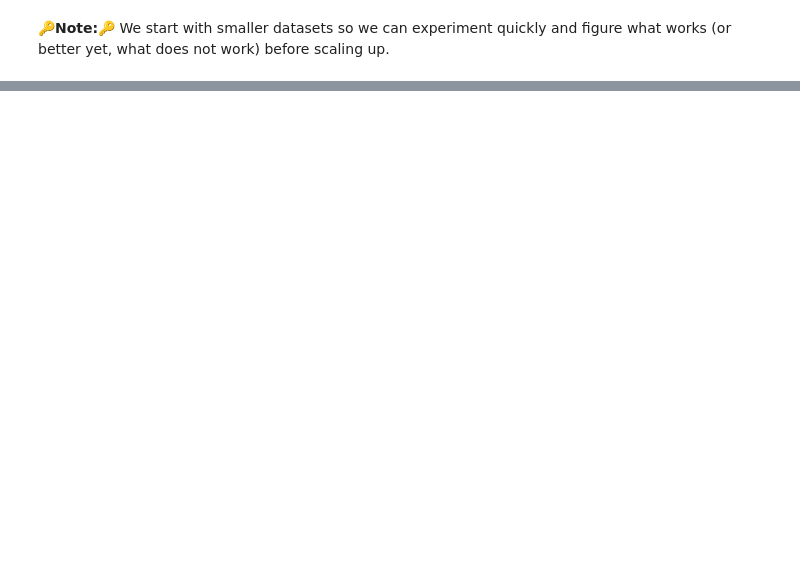
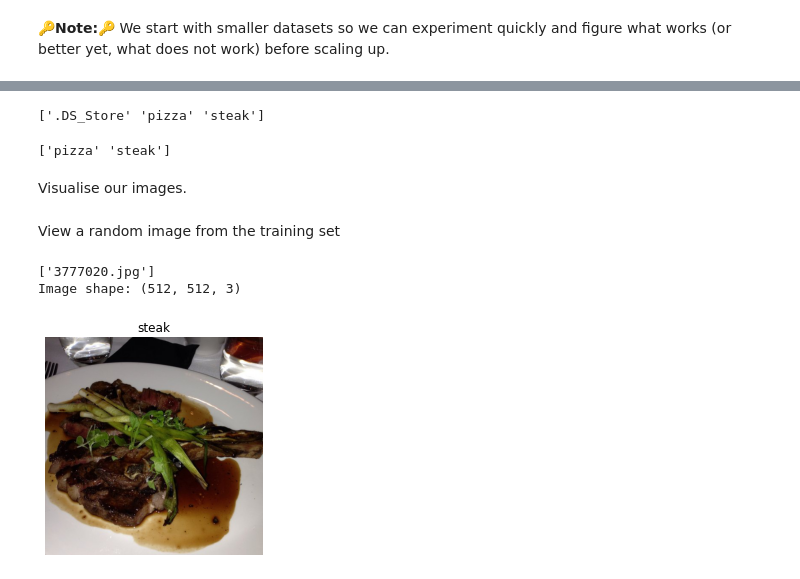
Before and after one commit to Tower5954/Intro_to_tensorflow, a Jupyter notebook: 03_Introduction_to_computer_vision_with_tensorflow.ipynb, the cells around one changed output, grey strips where cells are left out. Drawn from its saved outputs; the diff is of its cells as text; code cells hidden in the pictures; blank space fills up the shorter version.

```diff
--- a/03_Introduction_to_computer_vision_with_tensorflow.ipynb
+++ b/03_Introduction_to_computer_vision_with_tensorflow.ipynb
@@ -30,0 +98,60 @@ pizza_steak.zip.1   100%[===================>] 104.50M   160MB/s    in 0.7s
+# %%
+# Get the classnames programmatically
+
+import pathlib
+import numpy as np
+
+data_dir = pathlib.Path("pizza_steak/train")
+
+class_names = np.array(sorted([item.name for item in data_dir.glob("*")])) # Craeted a list of classnames from the subdirectories
+
+print(class_names)
+# %% [output]
+['.DS_Store' 'pizza' 'steak']
+# %%
+import pathlib
+import numpy as np
+
+data_dir = pathlib.Path("pizza_steak/train")
+
+class_names = np.array(sorted([item.name for item in data_dir.glob("*")])) # Craeted a list of classnames from the subdirectories
+class_names = class_names[1:]
+print(class_names)
+# %% [output]
+['pizza' 'steak']
+# %% [markdown]
+
+
+Visualise our images.
+# %%
+import matplotlib.pyplot as plt
+import matplotlib.image as mping
+import random
+
+
+def view_random_image(target_dir, target_class):
+  # Set up the target directory (we will view the images from here)
+  target_folder = target_dir+target_class
+
+  # Get a random image path
+  random_image = random.sample(os.listdir(target_folder), 1)
+  print(random_image)
+
+  # Read in the image using matplotlib
+  img = mping.imread(target_folder + "/" + random_image[0])
+  plt.imshow(img)
+  plt.title(target_class)
+  plt.axis("off");
+
+
+  print(f"Image shape: {img.shape}") # Show the shape of the image
+
+  return img
+# %% [markdown]
+View a random image from the training set
+# %%
+img = view_random_image(target_dir="pizza_steak/train/", target_class="steak")
+# %% [output]
+['3777020.jpg']
+Image shape: (512, 512, 3)
+[figure, added]
```
Also changed, not shown: parts of 23 cells of this notebook.
